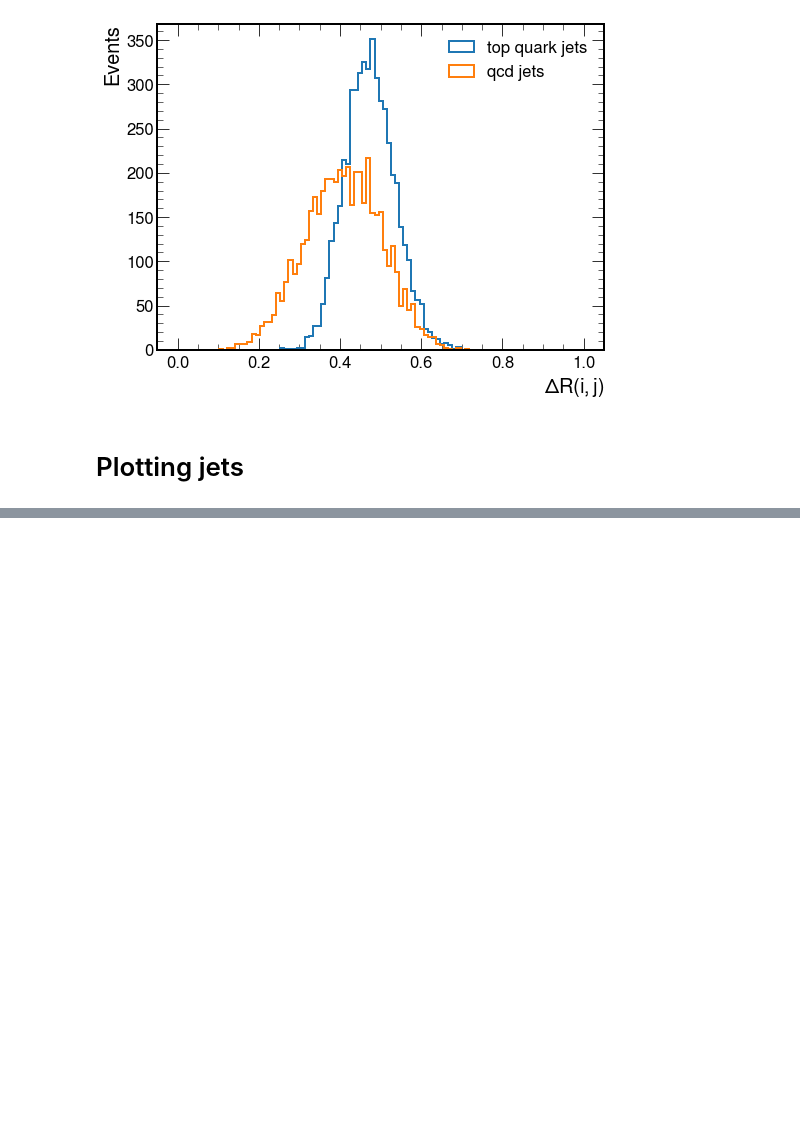
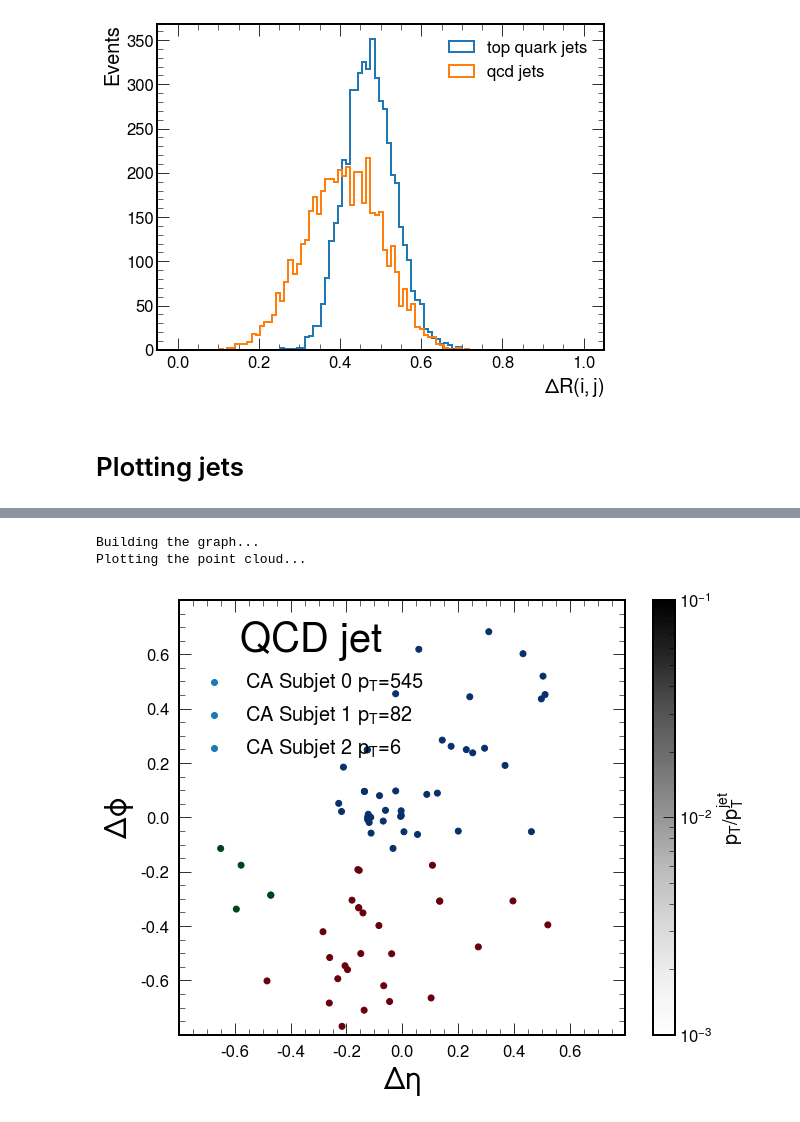
Before and after one commit to farakiko/hbb_interaction_network, a Jupyter notebook: notebooks/May4_TopTaggingDataset.ipynb, the cells around one changed output, grey strips where cells are left out. Cells and saved outputs as stored; diff of their text form; code cells hidden in the pictures; blank space fills up the shorter version.

```diff
--- a/notebooks/May4_TopTaggingDataset.ipynb
+++ b/notebooks/May4_TopTaggingDataset.ipynb
@@ -446,0 +621,55 @@ Plotting the point cloud...
+# %%
+plt.rcParams.update({'font.size': 20})
+
+### plotting the jet with the subjets
+print('Building the graph...')
+eta = torch.tensor(eta).reshape(-1,1)
+phi = torch.tensor(phi).reshape(-1,1)
+eta_phi = torch.cat([eta, phi], axis=1)
+
+# Get positions of nodes in the graph
+pos = {}
+num_nodes = len(p4)
+for node_i in range(num_nodes):
+    pos[node_i] = eta_phi.numpy()[node_i]
+
+# subjet node colors
+COLOR_from_idx = ['Blues', 'Reds', 'Greens', 'Oranges', 'Yellows', 'Purples']
+
+Num_subjets = len(np.unique(subjet_idx))
+COLOR_from_idx = COLOR_from_idx[:Num_subjets]
+
+# plot nodes without connections
+print(f'Plotting the point cloud...')
+fig, ax = plt.subplots(figsize=(10, 8))
+for j in range(Num_subjets):
+    ax.scatter(
+        eta[subjet_idx == j],
+        phi[subjet_idx == j],
+        c=np.exp(pt[subjet_idx == j]),
+        cmap=COLOR_from_idx[j],
+        norm=colors.LogNorm(vmin=0.001, vmax=0.01),
+        label=f"{LABEL[JET_ALGO]} Subjet {j} $p_{{\mathrm{{T}}}}$={subjet_vectors[j].pt:.0f}",
+    )
+
+plt.scatter([], [], c=[], cmap="Greys", norm=colors.LogNorm(vmin=0.001, vmax=0.1))
+cbar = plt.colorbar()
+cbar.set_label("$p_{\mathrm{T}} / p_{\mathrm{T}}^{\mathrm{jet}}$")
+
+plt.legend(title="Top jet" if jet_label==1 else "QCD jet", title_fontsize=40, fontsize=20)
+
+plt.xlabel(r"$\Delta\eta$", fontsize=30)
+plt.ylabel(r"$\Delta\phi$", fontsize=30)
+
+plt.ylim(-0.8, 0.8)
+plt.xlim(-0.8, 0.8)
+ax.set_xticks([-0.6, -0.4,-0.2,0,0.2,0.4, 0.6])
+ax.set_yticks([-0.6, -0.4,-0.2,0,0.2,0.4, 0.6])
+ax.tick_params(pad=10, left=True, bottom=True, labelleft=True, labelbottom=True)
+# plt.legend(fontsize=23)
+# plt.savefig(f"/xai4hepvol/LRP/paper_plots/jet.pdf")
+plt.show()
+# %% [output]
+Building the graph...
+Plotting the point cloud...
+[figure, added]
```
Also changed, not shown: parts of 8 cells of this notebook.
